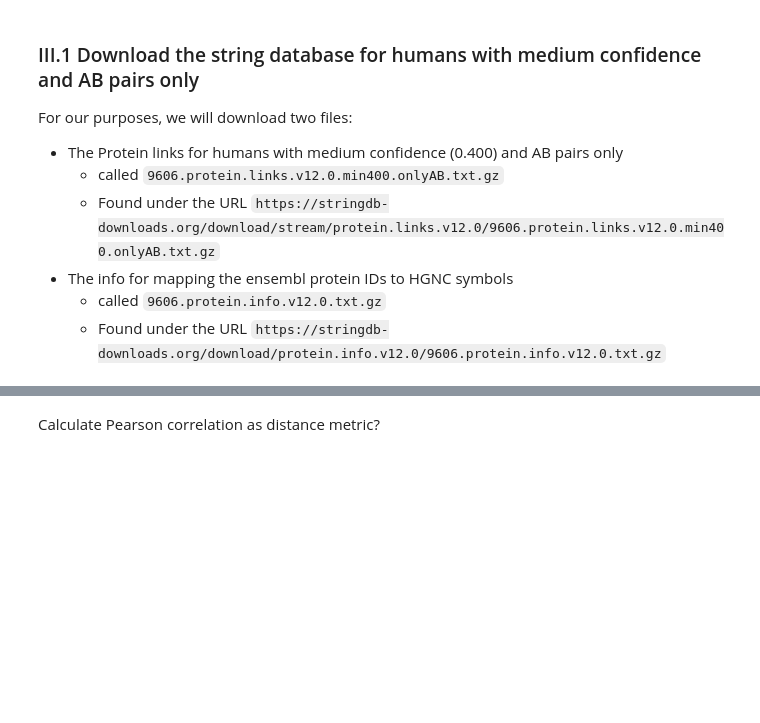
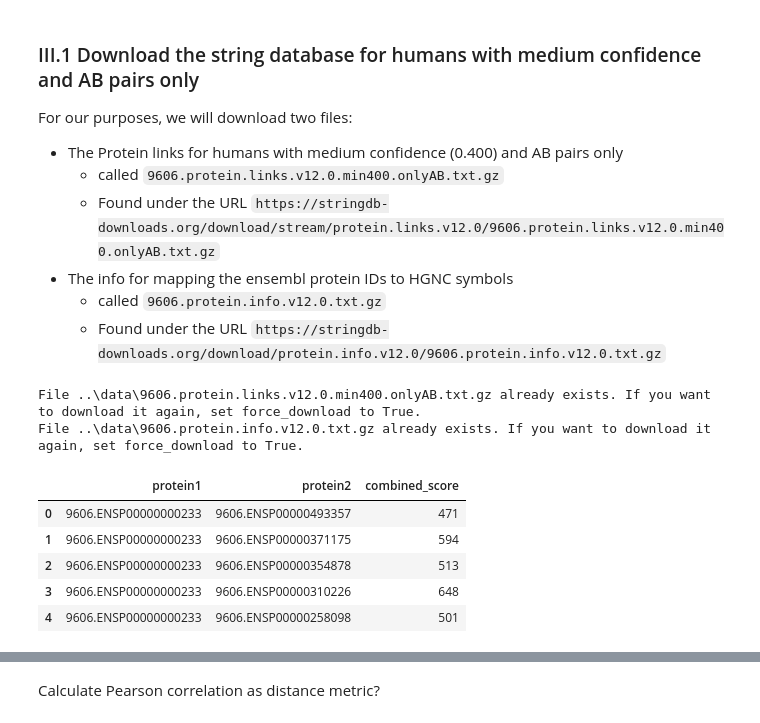
Before and after one commit to DavidosRB/Python-DiCE, a Jupyter notebook: notebooks/example_workflow.ipynb, the cells around one changed output, grey strips where cells are left out. Cells and saved outputs as stored; diff of their text form; code cells hidden in the pictures; blank space fills up the shorter version.

```diff
--- a/notebooks/example_workflow.ipynb
+++ b/notebooks/example_workflow.ipynb
@@ -371,3 +371,18 @@ For our purposes, we will download two files:
 - The info for mapping the ensembl protein IDs to HGNC symbols
   - called `9606.protein.info.v12.0.txt.gz`
   - Found under the URL `https://stringdb-downloads.org/download/protein.info.v12.0/9606.protein.info.v12.0.txt.gz`
+# %%
+from python_dice.preparation import get_string_db
+protein_links_df, protein_info_df = get_string_db(force_download=False)
+# %% [output]
+File ..\data\9606.protein.links.v12.0.min400.onlyAB.txt.gz already exists. If you want to download it again, set force_download to True.
+File ..\data\9606.protein.info.v12.0.txt.gz already exists. If you want to download it again, set force_download to True.
+# %%
+protein_links_df.head()
+# %% [output]
+|  | protein1 | protein2 | combined_score |
+| 0 | 9606.ENSP00000000233 | 9606.ENSP00000493357 | 471 |
+| 1 | 9606.ENSP00000000233 | 9606.ENSP00000371175 | 594 |
+| 2 | 9606.ENSP00000000233 | 9606.ENSP00000354878 | 513 |
+| 3 | 9606.ENSP00000000233 | 9606.ENSP00000310226 | 648 |
+| 4 | 9606.ENSP00000000233 | 9606.ENSP00000258098 | 501 |
```
Also changed, not shown: parts of 8 cells of this notebook, 1 other file.
